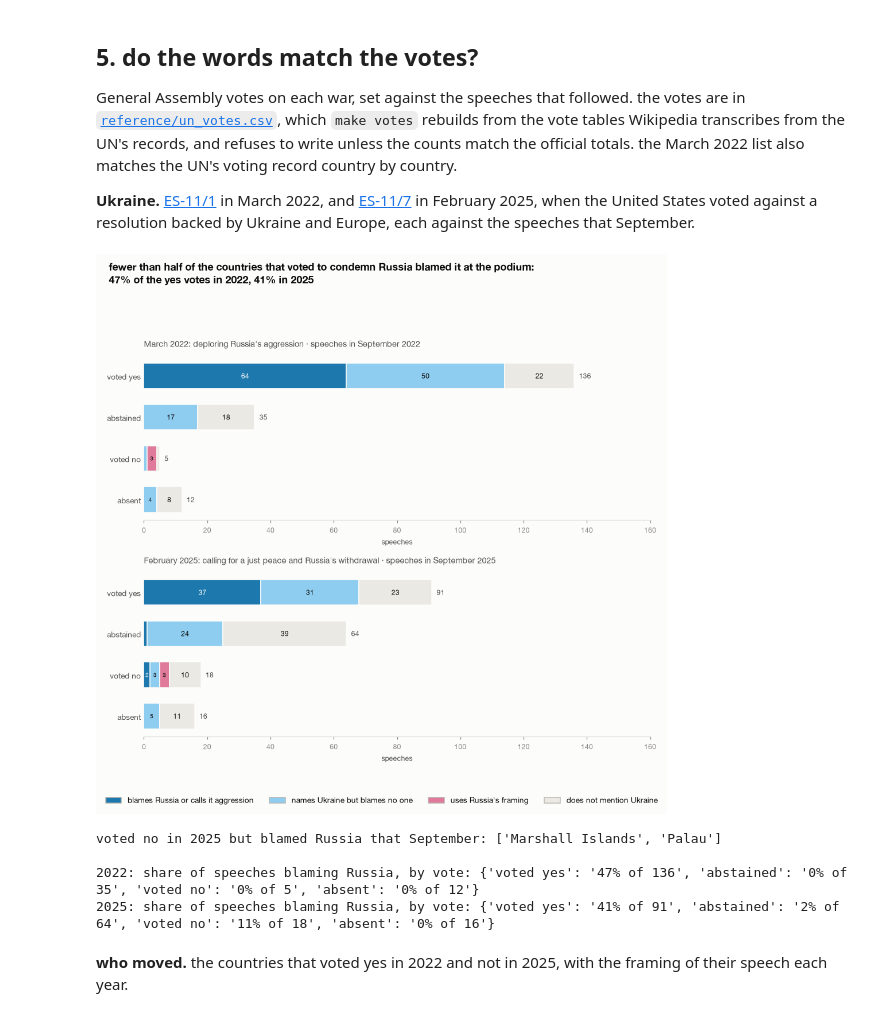
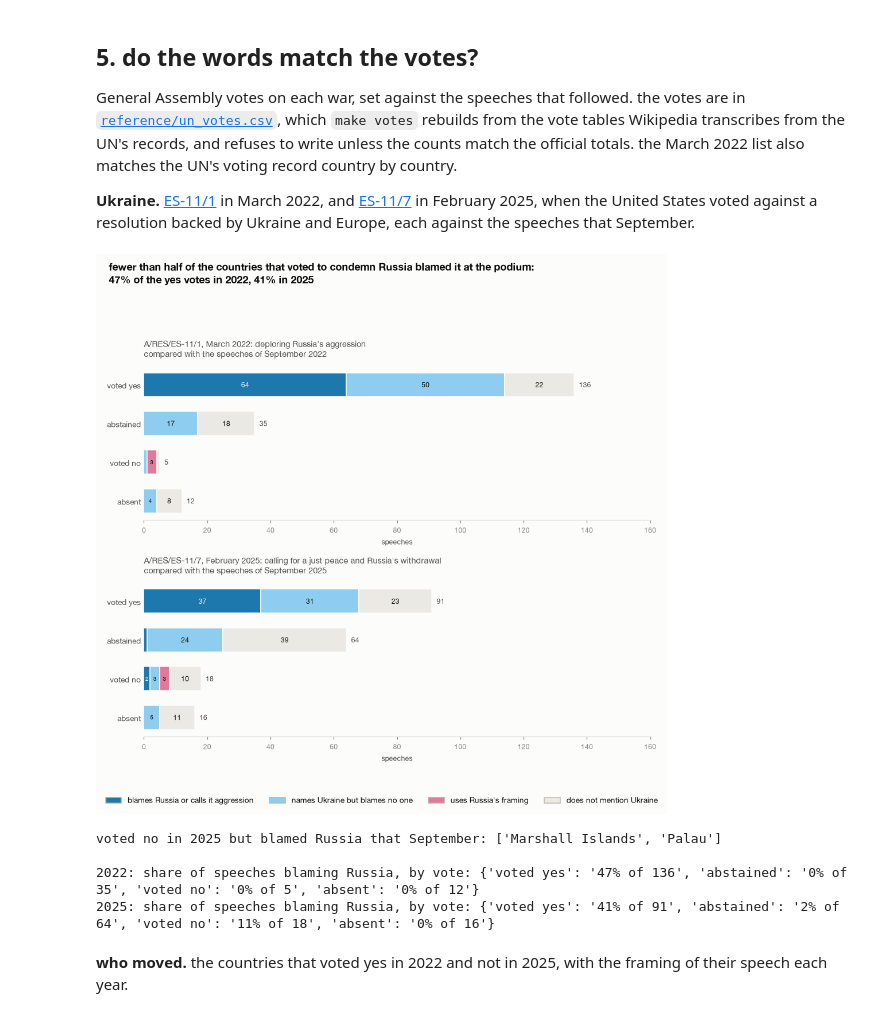
Before and after one commit to jeremychia/unga-speeches, a Jupyter notebook: notebooks/unga_2026_wars.ipynb, the cells around one changed output. Drawn from its saved outputs; the diff is of its cells as text; code cells hidden in the pictures.

```diff
--- a/notebooks/unga_2026_wars.ipynb
+++ b/notebooks/unga_2026_wars.ipynb
@@ -396,35 +396,35 @@ for ax, (year, res, label) in zip(axes, panels):
     share = pd.crosstab(d.vote, d.cls, normalize="index").reindex(index=VOTES, columns=list(UK), fill_value=0)
     n = d.vote.value_counts().reindex(VOTES, fill_value=0)
     summary[year] = (share, n)
     # bars are counts of speeches, on one scale for both votes, so a group of 10 does not look as large as a group of 150
     count = pd.crosstab(d.vote, d.cls).reindex(index=VOTES, columns=list(UK), fill_value=0)
     left = np.zeros(len(VOTES))
     for c in UK:
         ax.barh(range(len(VOTES)), count[c], left=left, color=UK[c], edgecolor=SURFACE, linewidth=1, height=0.62)
         for k, (l, v) in enumerate(zip(left, count[c])):
             if v >= 2:
                 ax.text(l + v / 2, k, str(v), ha="center", va="center", fontsize=8 if v >= 6 else 6.5, color=SURFACE if c == BLAMES else INK)
         left += count[c].values
     for k, total in enumerate(left):
         ax.text(total + 1.5, k, str(int(total)), va="center", fontsize=8, color=INK_2)
     ax.set_yticks(range(len(VOTES)), [VOTE_LABEL[v] for v in VOTES], fontsize=9)
     ax.invert_yaxis(); ax.set_xlim(0, 160); ax.tick_params(axis="y", length=0); ax.tick_params(axis="x", labelsize=8)
     ax.set_xlabel("speeches", fontsize=8, color=INK_2)
     ax.spines["left"].set_visible(False)
-    ax.set_title(f"{label} · speeches in September {year}", fontsize=9.5, fontweight="normal", color=INK_2)
+    ax.set_title(f"A/RES/{res}, {label}\ncompared with the speeches of September {year}", fontsize=9.5, fontweight="normal", color=INK_2)
 yes22 = summary[2022][0].at["yes", BLAMES]
 yes25 = summary[2025][0].at["yes", BLAMES]
 fig.suptitle(f"fewer than half of the countries that voted to condemn Russia blamed it at the podium:\n"
              f"{yes22:.0%} of the yes votes in 2022, {yes25:.0%} in 2025", x=0.02, ha="left", fontweight="bold", fontsize=12)
 legend(fig, [(c, UK[c]) for c in UK])
 plt.tight_layout(rect=(0, 0.08, 1, 0.92)); show(fig, "w5_words_and_votes")
 
 no25 = ukr[(ukr.year == 2025) & (ukr.cls == BLAMES)].merge(votes["ES-11/7"].rename("vote"), left_on="iso3", right_index=True)
 print("voted no in 2025 but blamed Russia that September:", sorted(no25[no25.vote == "no"].delegation), "\n")
 for year, (share, n) in summary.items():
     print(f"{year}: share of speeches blaming Russia, by vote:", {VOTE_LABEL[v]: f"{share.at[v, BLAMES]:.0%} of {n[v]}" for v in VOTES})
 # %% [output]
-[figure, old version]
+[figure, new version]
 voted no in 2025 but blamed Russia that September: ['Marshall Islands', 'Palau']
 
 2022: share of speeches blaming Russia, by vote: {'voted yes': '47% of 136', 'abstained': '0% of 35', 'voted no': '0% of 5', 'absent': '0% of 12'}
```
Also changed, not shown: parts of 2 cells of this notebook, 1 other file.
